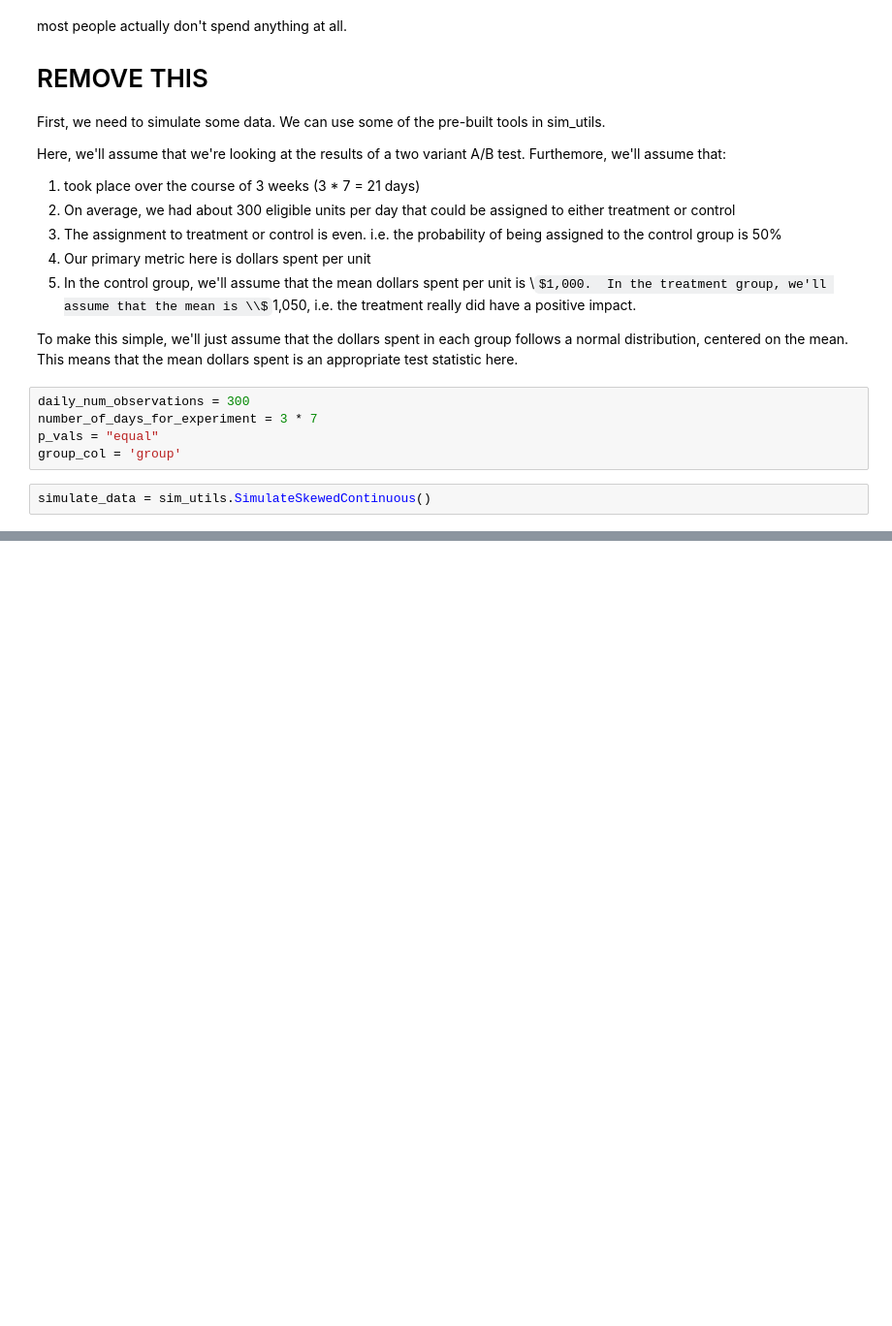
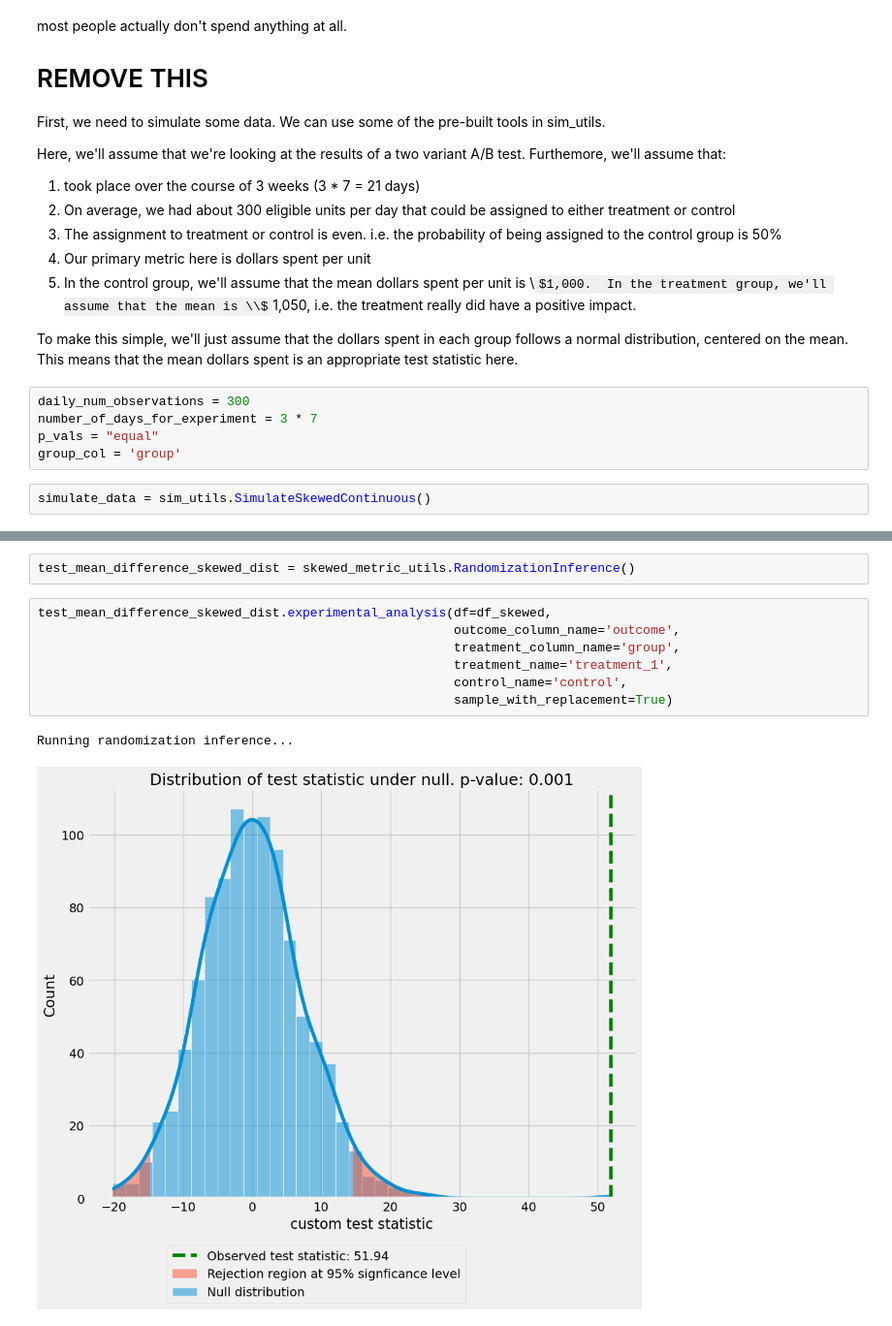
Before and after one commit to dokeeffe87/stats_utils, a Jupyter notebook: notebooks/examples/continuous_metrics/skewed_continuous_experiment_analysis.ipynb, the cells around one changed output, grey strips where cells are left out. Shown at 97% size. Saved outputs shown, nothing was run; the diff lists cells and outputs as text; some formulas as TeX source; blank space fills up the shorter version.

```diff
--- a/notebooks/examples/continuous_metrics/skewed_continuous_experiment_analysis.ipynb
+++ b/notebooks/examples/continuous_metrics/skewed_continuous_experiment_analysis.ipynb
@@ -191,0 +202,12 @@ df_treatment = simulate_data.simulate_normal_distributed_outcomes(df=df_sim.quer
+# %%
+test_mean_difference_skewed_dist = skewed_metric_utils.RandomizationInference()
+# %%
+test_mean_difference_skewed_dist.experimental_analysis(df=df_skewed,
+                                                       outcome_column_name='outcome',
+                                                       treatment_column_name='group',
+                                                       treatment_name='treatment_1',
+                                                       control_name='control',
+                                                       sample_with_replacement=True)
+# %% [output]
+Running randomization inference...
+[figure, added]
```
Also changed, not shown: parts of 11 cells of this notebook.
